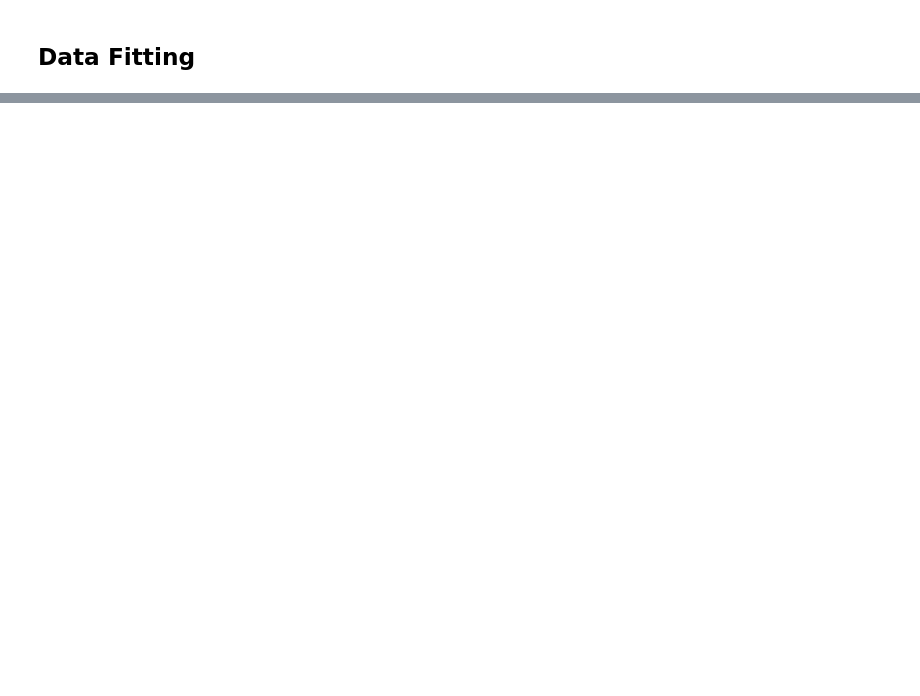
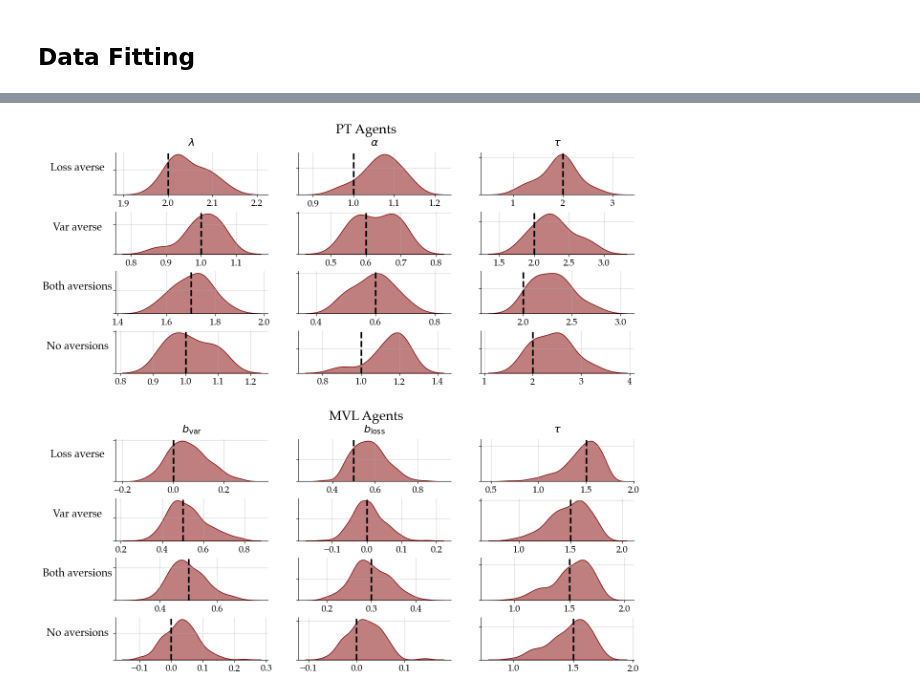
Before and after one commit to LuSchumacher/prospect_theory, a Jupyter notebook: notebooks/03_simulation_study.ipynb, the cells around one changed output, grey strips where cells are left out. Saved outputs shown, nothing was run; the diff lists cells and outputs as text; code cells hidden in the pictures; blank space fills up the shorter version.

```diff
--- a/notebooks/03_simulation_study.ipynb
+++ b/notebooks/03_simulation_study.ipynb
@@ -187,3 +191,3 @@ mvl_post = mvl_post_z * PT_PRIOR_STD + PT_PRIOR_MEAN
 # %%
-pt_post_median = np.median(pt_post, axis=3)
-mvl_post_median = np.median(pt_post, axis=3)
+pt_post_median = np.mean(pt_post, axis=3)
+mvl_post_median = np.mean(mvl_post, axis=3)
@@ -369,0 +194,67 @@ plt.show()
+# %%
+loc_scale = np.array([0.07, 0.07, 0.4])
+scale = np.array([0.07, 0.07, 0.4])
+pt_post_median = np.zeros((2, 4, 10, 3))
+for i in range(4):
+    locations_1 = np.random.normal(theta_pt[i], loc_scale)
+    locations_2 = np.random.normal(theta_pt[i], loc_scale)
+    pt_post_median[0, i] = np.random.normal(locations_1, scale, size=(10, 3))
+    pt_post_median[1, i] = np.random.normal(locations_2, scale, size=(10, 3))
+# %%
+shape = pt_post_median.shape
+indices = []
+for idx in list(np.ndindex(shape[0], shape[1], shape[3])):
+    i, j, k = idx
+    indices.append(idx)
+indices = np.array(indices)
+# %%
+# Create the main figure
+fig = plt.figure(figsize=(14, 12))
+
+# Create subfigures
+subfigs = fig.subfigures(2, 1, height_ratios=[1, 1])
+
+# Add titles to subfigures
+subfigs[0].suptitle('PT Agents', fontsize=FONTSIZE_1)
+subfigs[1].suptitle('MVL Agents', fontsize=FONTSIZE_1)
+
+# Create subplots for PT Agents
+axrr_pt = subfigs[0].subplots(4, 3)
+for i, ax in enumerate(axrr_pt.flat):
+    j, g, k = indices[i]
+    j = 0
+    sns.kdeplot(pt_post_median[j, g, :, k], ax=ax, color='maroon', fill=True, alpha=0.5)
+    ax.axvline(x=theta_pt[g][k], linestyle='--', color='black', linewidth=2.5)
+    if i % 3 == 0:
+        ax.set_ylabel(AGENT_LABELS[g], fontsize=FONTSIZE_2, labelpad=50, rotation=0)
+    else:
+        ax.set_ylabel("")
+    if i < 3:
+        ax.set_title(pt_prior.param_names[k], fontsize=FONTSIZE_2, pad=10)
+    ax.tick_params(axis='both', which='major', labelsize=FONTSIZE_3)
+    ax.set_yticklabels([])
+    ax.grid(alpha=0.5)
+
+# Create subplots for MVL Agents
+axrr_mvl = subfigs[1].subplots(4, 3)
+for i, ax in enumerate(axrr_mvl.flat):
+    j, g, k = indices[i]
+    sns.kdeplot(mvl_post_median[j, g, :, k], ax=ax, color='maroon', fill=True, alpha=0.5)
+    ax.axvline(x=theta_mvl[g][k], linestyle='--', color='black', linewidth=2.5)
+    if i % 3 == 0:
+        ax.set_ylabel(AGENT_LABELS[g], fontsize=FONTSIZE_2, labelpad=50, rotation=0)
+    else:
+        ax.set_ylabel("")
+    if i < 3:
+        ax.set_title(mvl_prior.param_names[k], fontsize=FONTSIZE_2, pad=10)
+    ax.tick_params(axis='both', which='major', labelsize=FONTSIZE_3)
+    ax.set_yticklabels([])
+    ax.grid(alpha=0.5)
+
+sns.despine()
+fig.subplots_adjust(hspace=0.1)  # Adjust overall vertical spacing between subfigures
+subfigs[0].subplots_adjust(hspace=0.4)  # Adjust vertical spacing within the first subfigure
+subfigs[1].subplots_adjust(hspace=0.4)  # Adjust vertical spacing within the second subfigure
+plt.savefig("../plots/agent_simulation_new_recovery.pdf", dpi=300, bbox_inches="tight")
+# %% [output]
+[figure, added]
```
Also changed, not shown: parts of 23 cells of this notebook, 14 other files.
